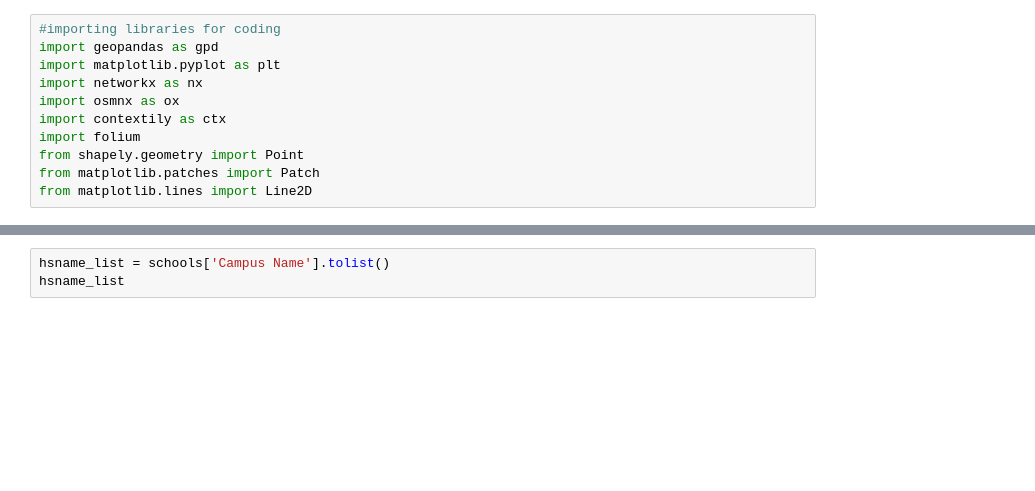
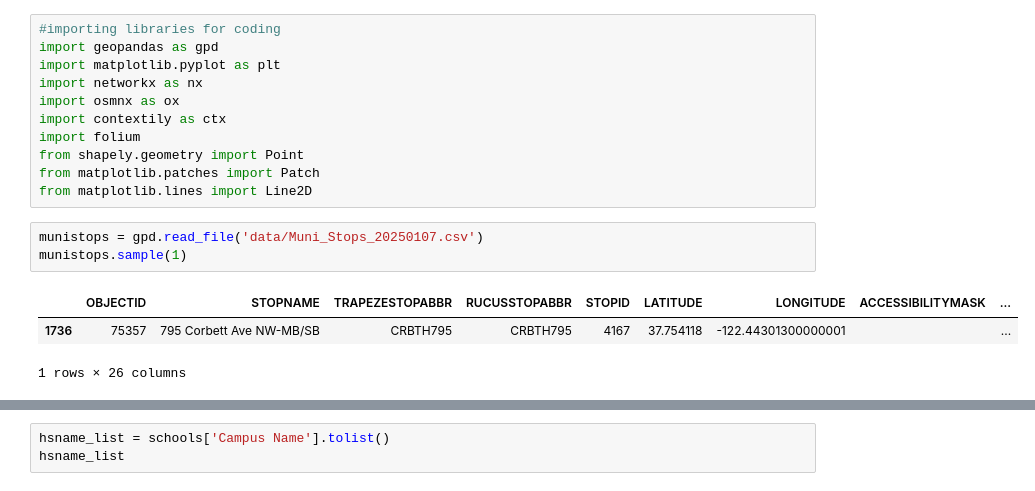
Before and after one commit to chuang01-cr/UP221-Caleb, a Jupyter notebook: Week 8/Trial.ipynb, the cells around one changed output, grey strips where cells are left out. Drawn from its saved outputs; the diff is of its cells as text; blank space fills up the shorter version.

```diff
--- a/Week 8/Trial.ipynb
+++ b/Week 8/Trial.ipynb
@@ -9,3 +9,10 @@ import folium
 from shapely.geometry import Point
 from matplotlib.patches import Patch
 from matplotlib.lines import Line2D
+# %%
+munistops = gpd.read_file('data/Muni_Stops_20250107.csv')
+munistops.sample(1)
+# %% [output]
+|  | OBJECTID | STOPNAME | TRAPEZESTOPABBR | RUCUSSTOPABBR | STOPID | LATITUDE | LONGITUDE | ACCESSIBILITYMASK | ... |
+| 1736 | 75357 | 795 Corbett Ave NW-MB/SB | CRBTH795 | CRBTH795 | 4167 | 37.754118 | -122.44301300000001 |  | ... |
+1 rows × 26 columns
```
Also changed, not shown: parts of 5 cells of this notebook, 38 other files.
